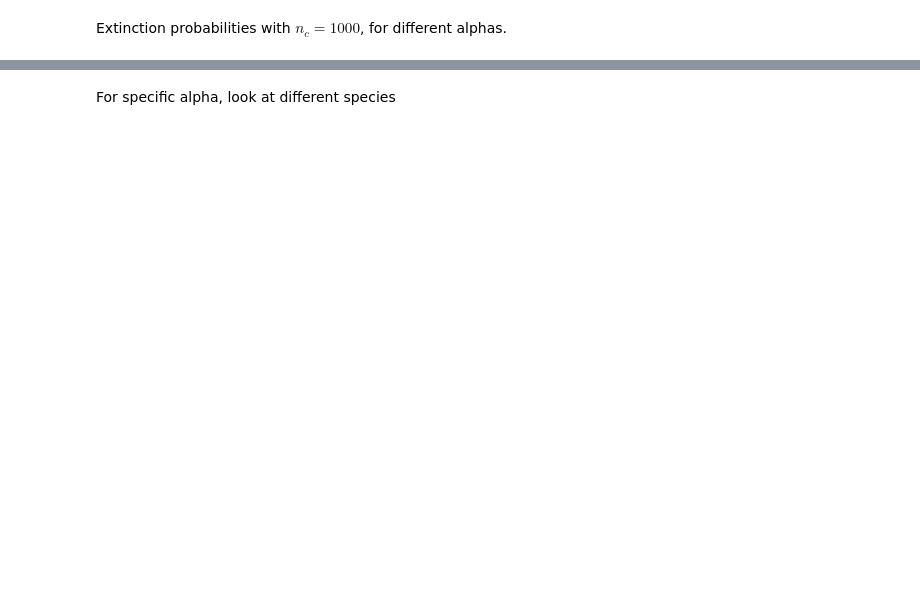
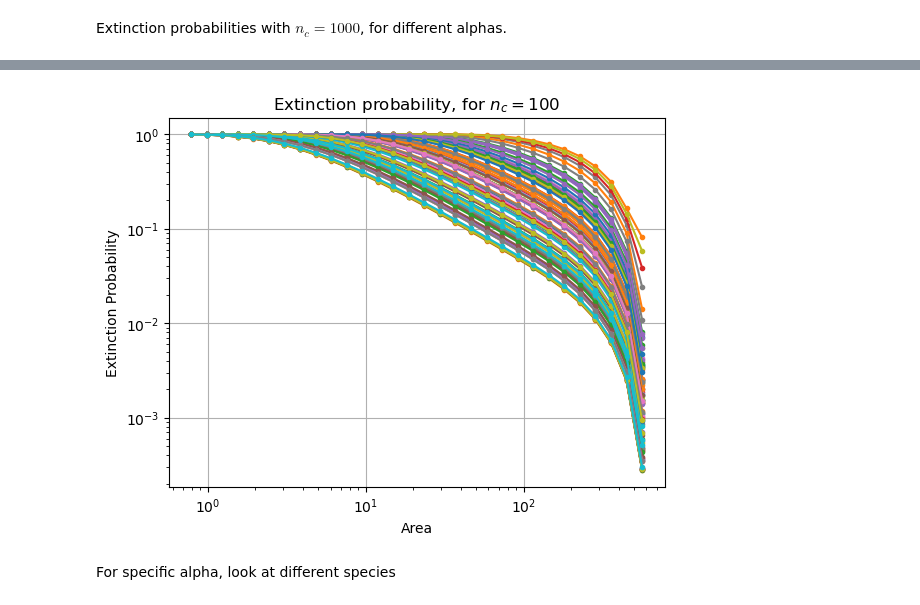
Before and after one commit to Mohamedhoesein/Complex-System-Simulation, a Jupyter notebook: habitat.ipynb, the cells around one changed output, grey strips where cells are left out. Cells and saved outputs as stored; diff of their text form; code cells hidden in the pictures; blank space fills up the shorter version.

```diff
--- a/habitat.ipynb
+++ b/habitat.ipynb
@@ -353,19 +446,21 @@ for j in range(n_species):
 # %%
 plt.figure()
 for i in range(len(extinction_prob_array)):
-    plt.plot(Area_values[:-1], extinction_prob_array[i], 'o-', label=fr'$\alpha$ = {round(species_alpha[i], 2)}, $n_0$ = {number_of_individuals[i]}', markersize=3)
+    plt.plot(A_values[:-1], extinction_prob_array[i], 'o-', label=fr'$\alpha$ = {round(species_alpha[i], 2)}, $n_0$ = {number_of_individuals[i]}', markersize=3)
 
-# plt.plot(Area_values[:-1], extinction_probabilities, 'o-', label='Extinction Probability', markersize=3)
-# plt.plot(Area_values[:-1], q, 'o-', label='q', markersize=3)
+# plt.plot(A_values[:-1], extinction_probabilities, 'o-', label='Extinction Probability', markersize=3)
+# plt.plot(A_values[:-1], q, 'o-', label='q', markersize=3)
 # plt.legend()
 plt.xlabel("Area")
 plt.ylabel("Extinction Probability")
 plt.grid(True)
 plt.yscale('log')
 plt.xscale('log')
 # plt.xlim(0, 10**3)
 plt.title(fr"Extinction probability, for $n_c = {critical_abundance}$")
 plt.show()
+# %% [output]
+[figure, added]
 # %% [markdown]
 For specific alpha, look at different species
 # %%
```
Also changed, not shown: parts of 17 cells of this notebook, 3 other files.
